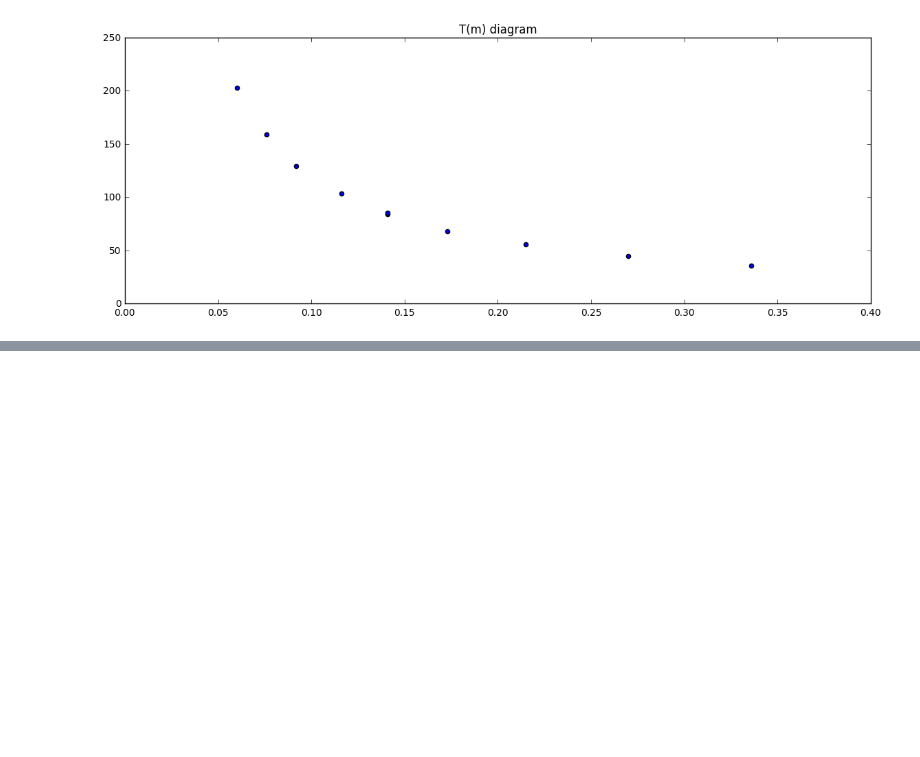
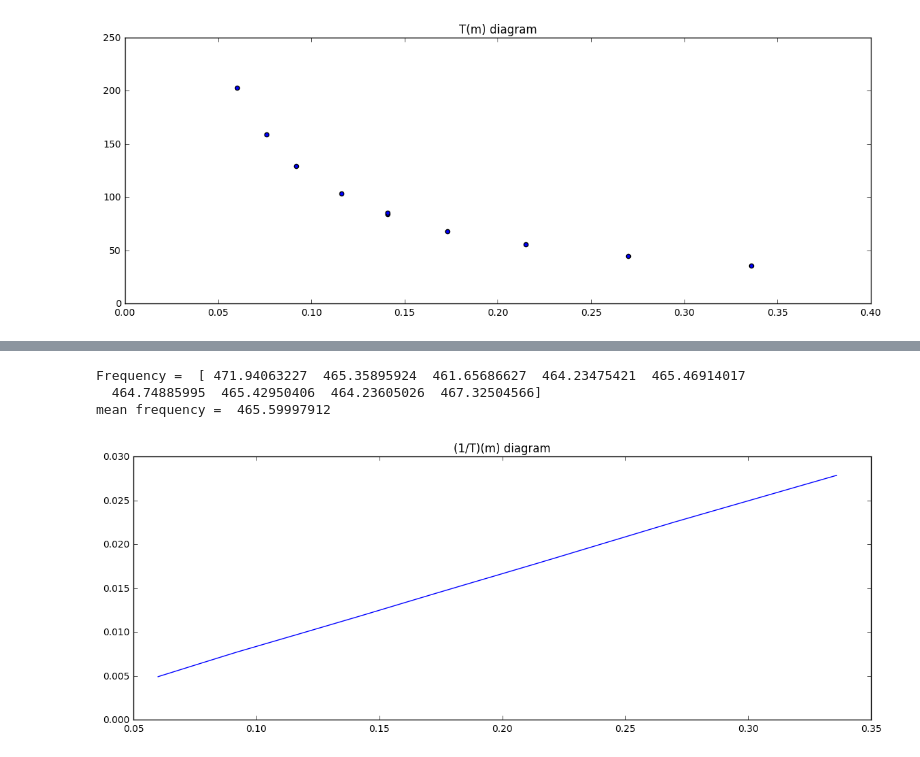
Before and after one commit to shevkunov/workout, a Jupyter notebook: labs/lab1.5.ipynb, the cells around one changed output, grey strips where cells are left out. Drawn from its saved outputs; the diff is of its cells as text; code cells hidden in the pictures; blank space fills up the shorter version.

```diff
--- a/labs/lab1.5.ipynb
+++ b/labs/lab1.5.ipynb
@@ -75,0 +90,4 @@ tAngl = [5. * 60 + 32.18, 5. * 6. + 36.68]
+# %%
+Trot = ATrot.mean() / 10.
+Tcyl = ATcyl.mean() / 10.
+print(Tcyl, Trot)
@@ -75,0 +96,9 @@ tAngl = [5. * 60 + 32.18, 5. * 6. + 36.68]
+# %%
+g = 9.814
+# %%
+Icyl = (mcyl *(Rcyl*Rcyl)/2.)
+print(Icyl)
+
+
+I0 = (Trot/Tcyl)**2 * Icyl
+print(I0)
@@ -75,0 +108,4 @@ tAngl = [5. * 60 + 32.18, 5. * 6. + 36.68]
+# %%
+r = 121 /1000.
+k = g * r / (2. * math.pi * I0)
+print "System ratio = k = ", k
@@ -75,0 +166,14 @@ tAngl = [5. * 60 + 32.18, 5. * 6. + 36.68]
+# %%
+
+print "Frequency = " , T0
+print "mean frequency = ", T0.mean()
+
+plt.figure(figsize=(14,5))
+plt.title("(1/T)(m) diagram")
+plt.plot(m, 1./T)
+plt.show()
+# %% [output]
+Frequency =  [ 471.94063227  465.35895924  461.65686627  464.23475421  465.46914017
+  464.74885995  465.42950406  464.23605026  467.32504566]
+mean frequency =  465.59997912
+[figure, added]
```
Also changed, not shown: parts of 8 cells of this notebook.
